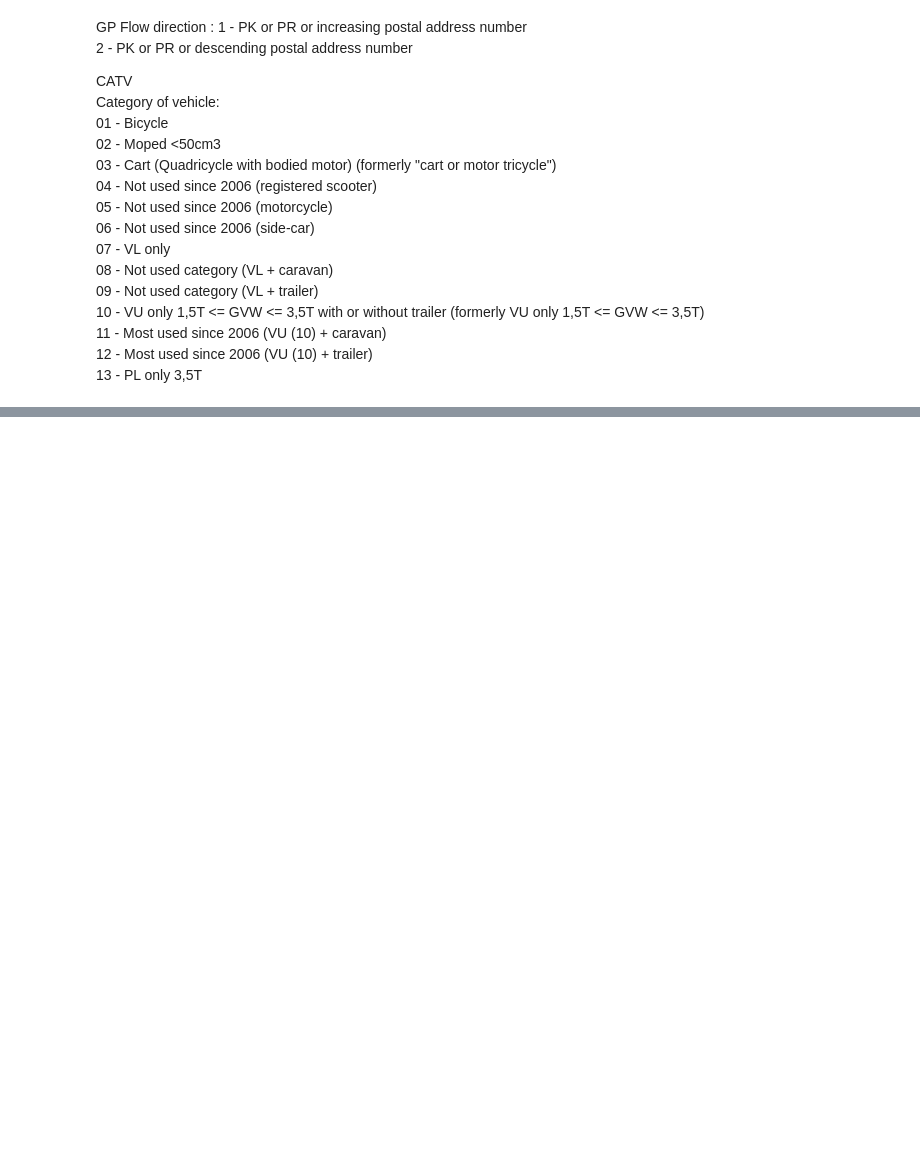
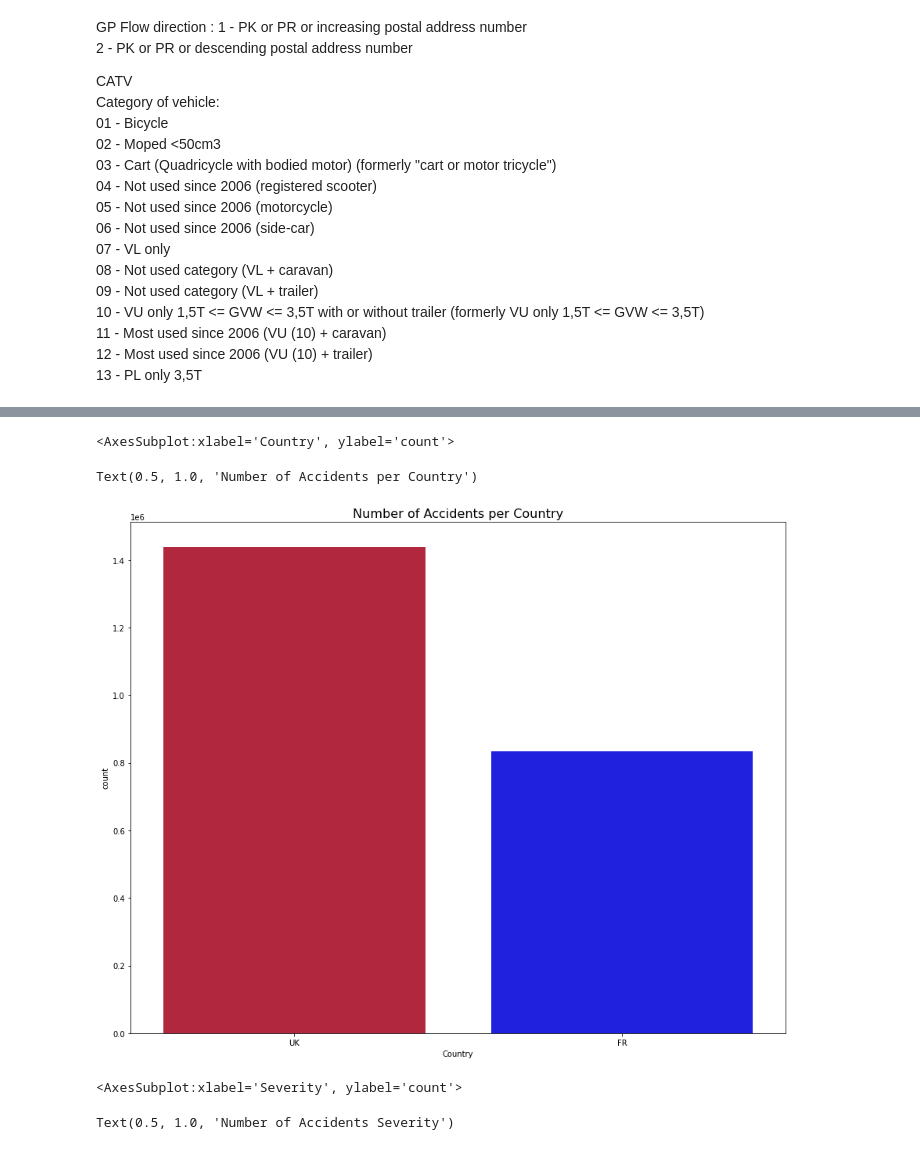
Before and after one commit to JotaCruz20/SGD2, a Jupyter notebook: 2º Projeto.ipynb, the cells around one changed output, grey strips where cells are left out. Saved outputs shown, nothing was run; the diff lists cells and outputs as text; code cells hidden in the pictures; blank space fills up the shorter version.

Commit message:
starting graphs

```diff
--- a/2º Projeto.ipynb
+++ b/2º Projeto.ipynb
@@ -1075,0 +1083,17 @@ t= f.suptitle('Accidents Heatmap', fontsize=14)
+# %%
+f, ax = plt.subplots(figsize=(15, 12))
+sns.countplot('Country',order = joined['Country'].value_counts().index, data=joined,ax=ax,palette={"UK": "#C8102E", "FR": "#0000FF"})
+ax.set_title('Number of Accidents per Country', fontsize=16)
+plt.show()
+
+
+f, ax = plt.subplots(figsize=(15, 12))
+sns.countplot('Severity', data=joined,ax=ax)
+ax.set_title('Number of Accidents Severity', fontsize=16)
+plt.show()
+# %% [output]
+<AxesSubplot:xlabel='Country', ylabel='count'>
+Text(0.5, 1.0, 'Number of Accidents per Country')
+[figure, added]
+<AxesSubplot:xlabel='Severity', ylabel='count'>
+Text(0.5, 1.0, 'Number of Accidents Severity')
```
Also changed, not shown: parts of 13 cells of this notebook.
